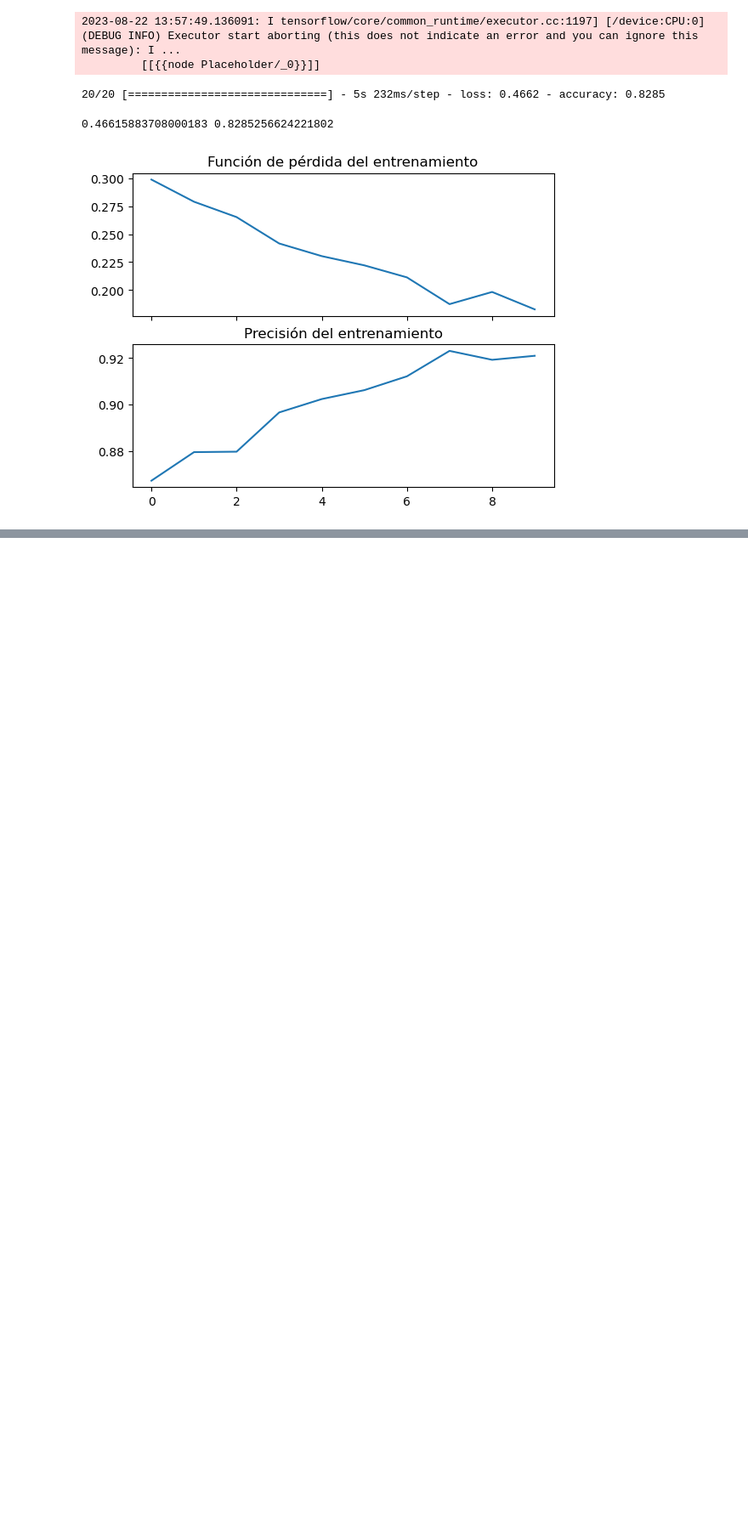
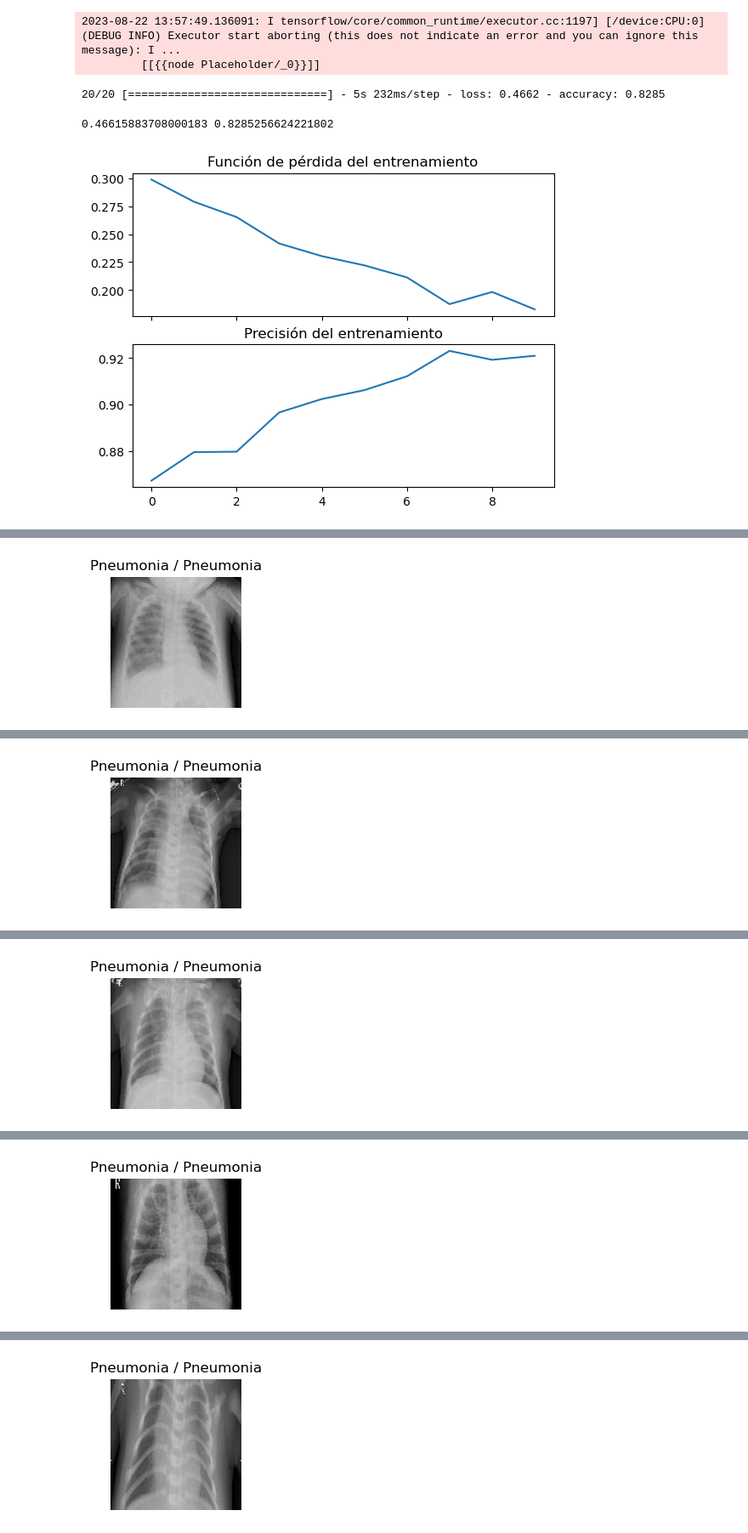
Before and after one commit to pgzm29/M7Project, a Jupyter notebook: M7_Project.ipynb, the cells around one changed output, grey strips where cells are left out. Shown at 85% size. Saved outputs shown, nothing was run; the diff lists cells and outputs as text; code cells hidden in the pictures; blank space fills up the shorter version.

```diff
--- a/M7_Project.ipynb
+++ b/M7_Project.ipynb
@@ -147,0 +270,7 @@ model.save('pneumonia_detection_model_v1.h5')
+# %%
+path = './dataset/test/PNEUMONIA/'
+
+images = load_random_images(path, 5)
+
+predict_on_random_images(loaded_model, path, images, 'Pneumonia')
+# %% [output]
@@ -147,0 +278 @@ model.save('pneumonia_detection_model_v1.h5')
+[figure, added]
@@ -147,0 +280 @@ model.save('pneumonia_detection_model_v1.h5')
+[figure, added]
@@ -147,0 +282 @@ model.save('pneumonia_detection_model_v1.h5')
+[figure, added]
@@ -147,0 +284 @@ model.save('pneumonia_detection_model_v1.h5')
+[figure, added]
@@ -147,0 +286 @@ model.save('pneumonia_detection_model_v1.h5')
+[figure, added]
```
Also changed, not shown: parts of 15 cells of this notebook, 2 other files.
